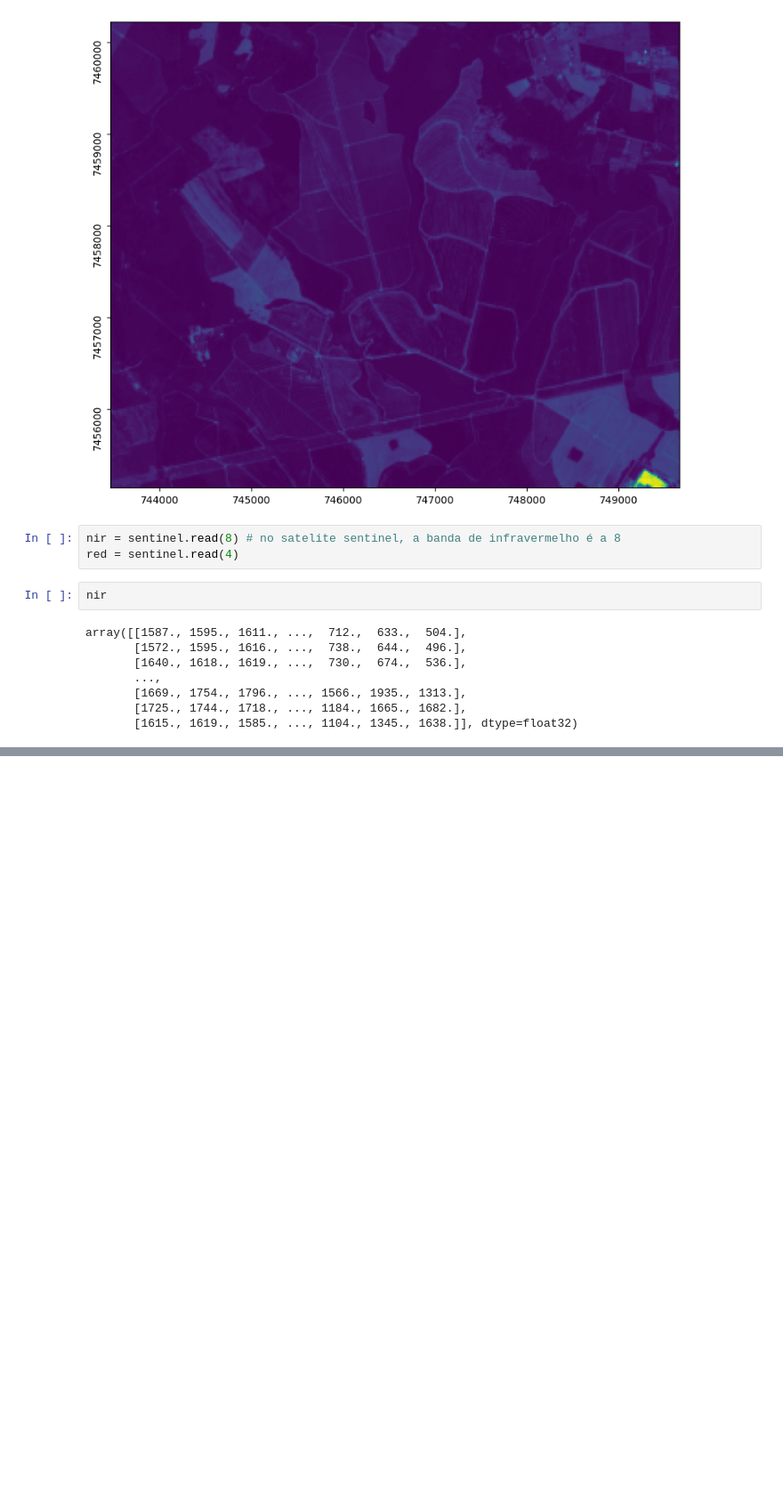
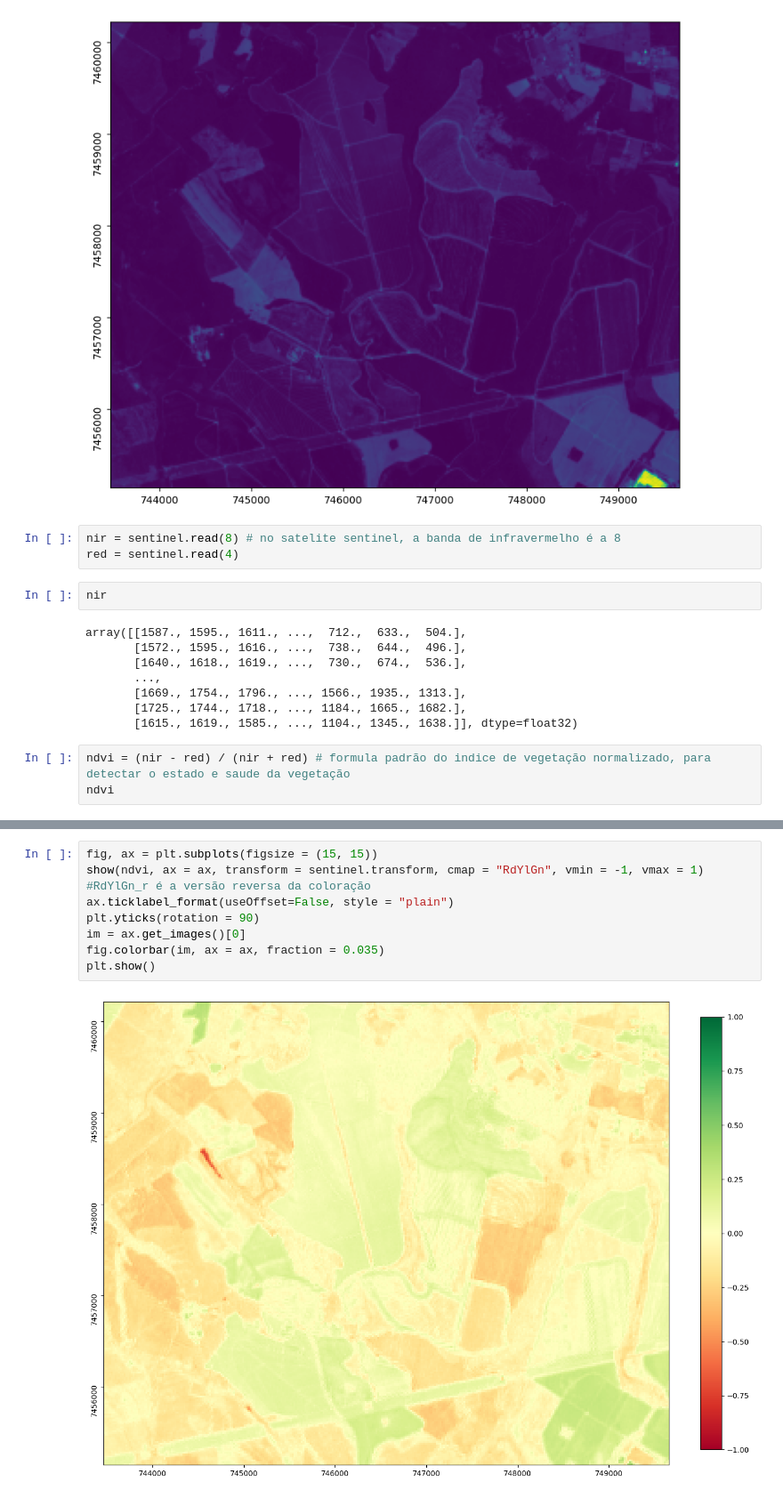
Before and after one commit to fernando-aramis-99/sandbox, a Jupyter notebook: Python/geoprocessing/Imersão/Aula 4/aula_4.ipynb, the cells around one changed output, grey strips where cells are left out. Shown at 89% size. Saved outputs shown, nothing was run; the diff lists cells and outputs as text; blank space fills up the shorter version.

Commit message:
inserindo a quarta imagem nos arquivos da aula 4, e atualizando o código no notebook python

```diff
--- a/Python/geoprocessing/Imersão/Aula 4/aula_4.ipynb
+++ b/Python/geoprocessing/Imersão/Aula 4/aula_4.ipynb
@@ -53,3 +53,6 @@ array([[1587., 1595., 1611., ...,  712.,  633.,  504.],
        [1669., 1754., 1796., ..., 1566., 1935., 1313.],
        [1725., 1744., 1718., ..., 1184., 1665., 1682.],
        [1615., 1619., 1585., ..., 1104., 1345., 1638.]], dtype=float32)
+# %%
+ndvi = (nir - red) / (nir + red) # formula padrão do indice de vegetação normalizado, para detectar o estado e saude da vegetação
+ndvi
@@ -55,0 +73,10 @@ array([[1587., 1595., 1611., ...,  712.,  633.,  504.],
+# %%
+fig, ax = plt.subplots(figsize = (15, 15))
+show(ndvi, ax = ax, transform = sentinel.transform, cmap = "RdYlGn", vmin = -1, vmax = 1) #RdYlGn_r é a versão reversa da coloração
+ax.ticklabel_format(useOffset=False, style = "plain")
+plt.yticks(rotation = 90)
+im = ax.get_images()[0]
+fig.colorbar(im, ax = ax, fraction = 0.035)
+plt.show()
+# %% [output]
+[figure, added]
```
Also changed, not shown: parts of 1 cell of this notebook, 1 other file.
